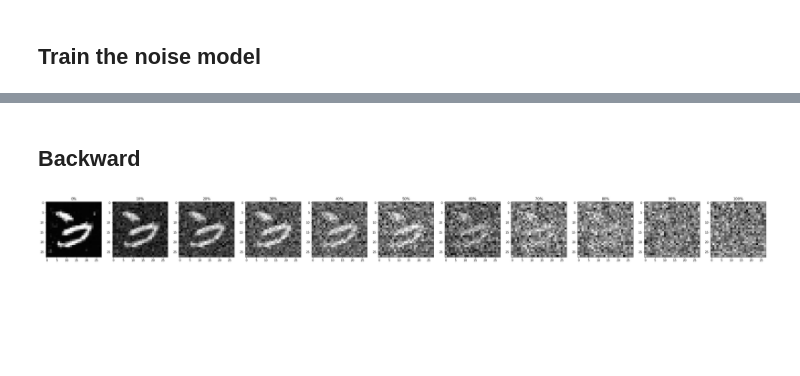
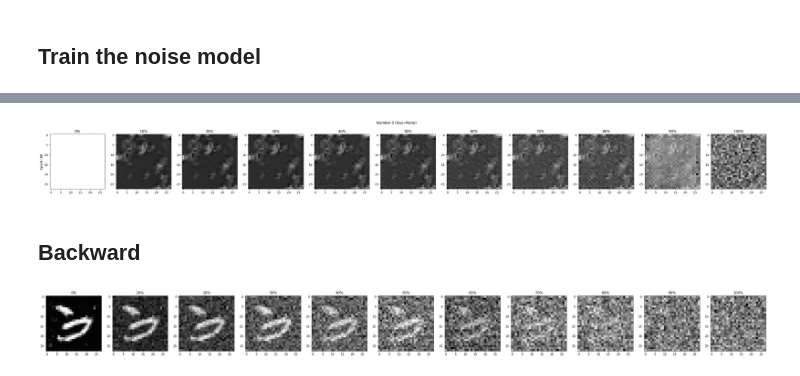
Before and after one commit to lucasmrdt/diffusion-model, a Jupyter notebook: notebooks/model_on_mnist.ipynb, the cells around one changed output, grey strips where cells are left out. Saved outputs shown, nothing was run; the diff lists cells and outputs as text; code cells hidden in the pictures; blank space fills up the shorter version.

```diff
--- a/notebooks/model_on_mnist.ipynb
+++ b/notebooks/model_on_mnist.ipynb
@@ -111,3 +156,7 @@ display_evolutions(NB_EPOCHS)
+# %%
+display_evolutions(NB_EPOCHS)
+# %% [output]
+[figure, added]
 # %% [markdown]
 ## Backward
 # %%
```
Also changed, not shown: parts of 13 cells of this notebook, 7 other files.
